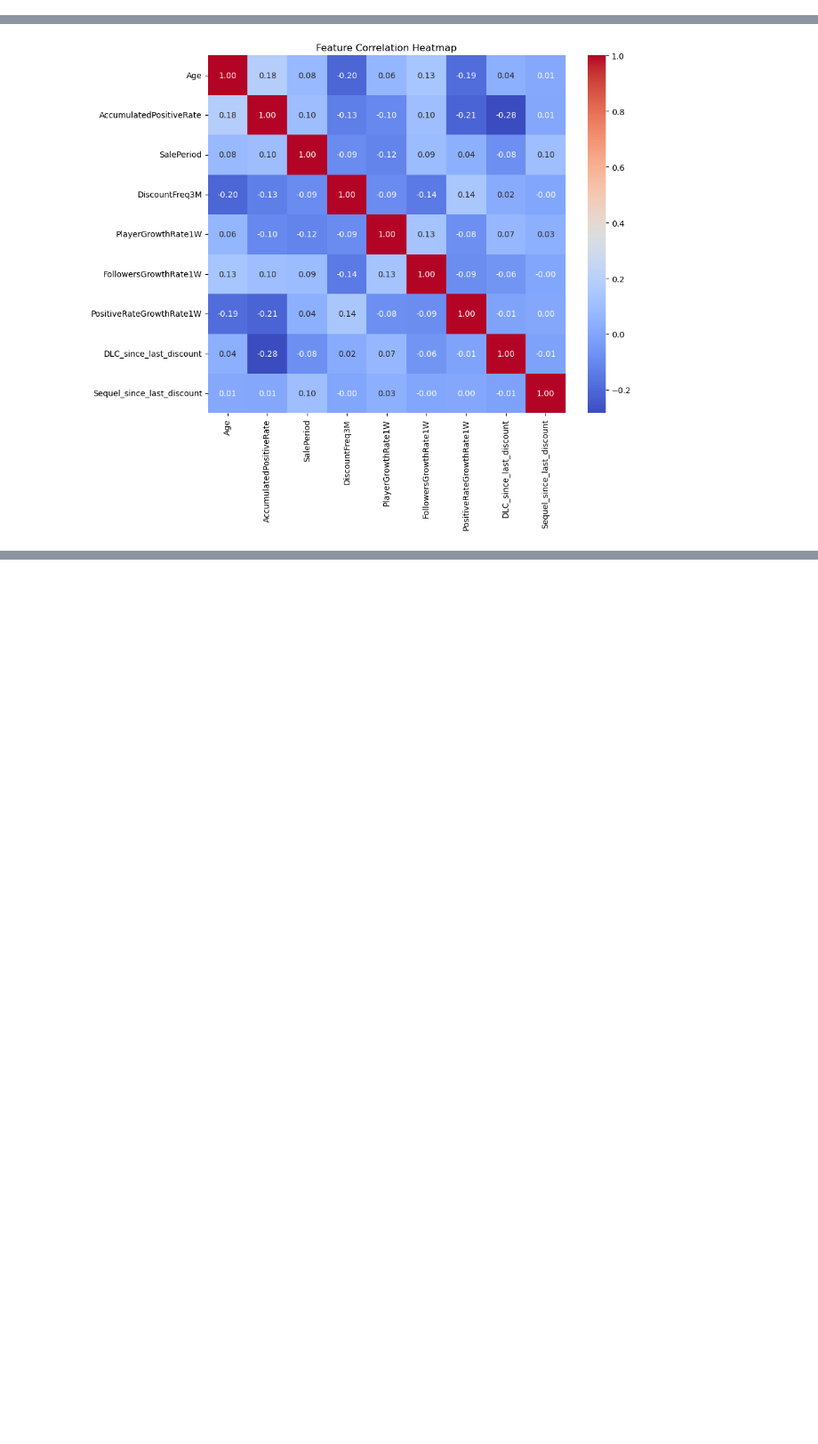
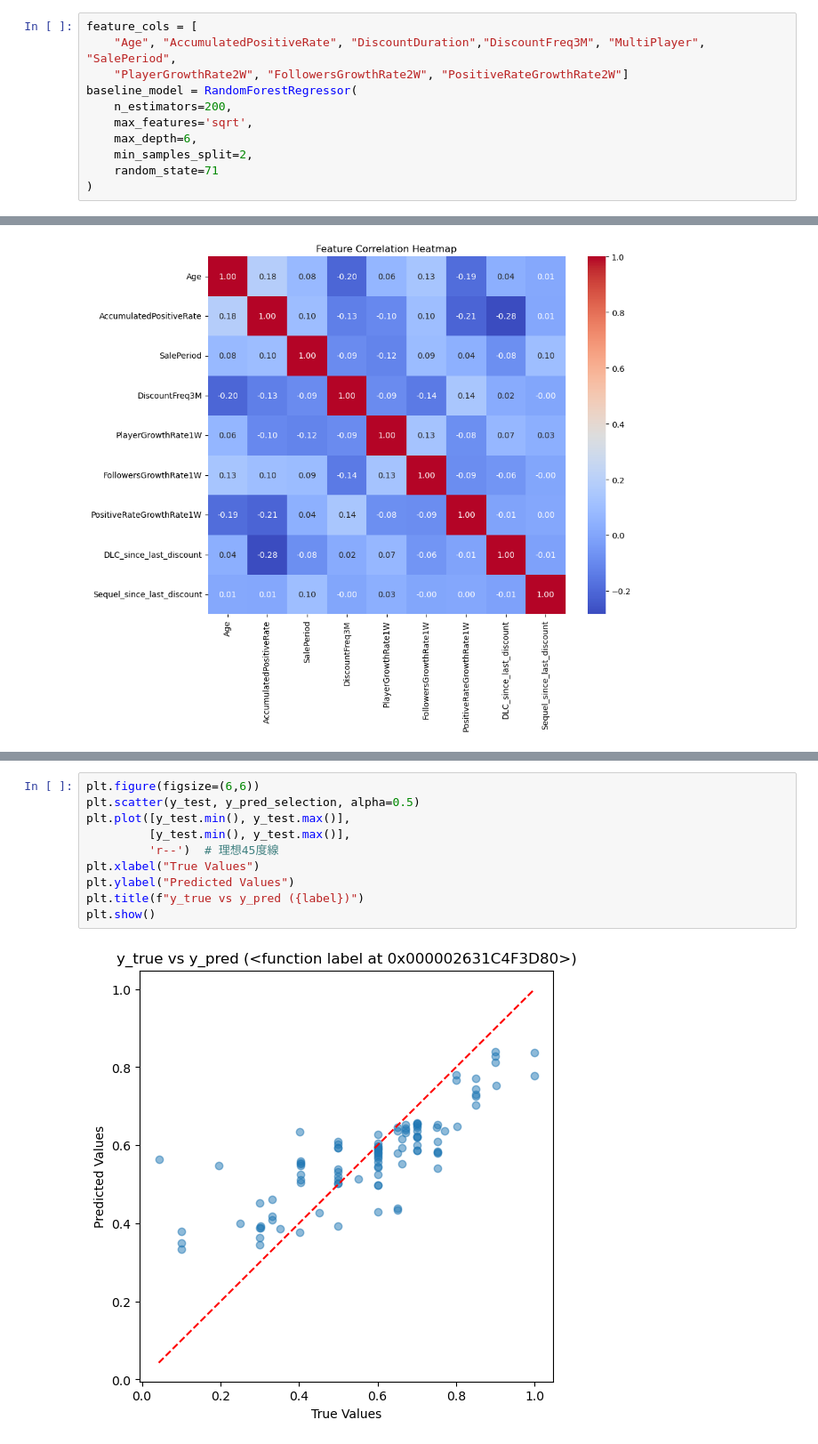
Before and after one commit to yixuan0803/fa-25-econ-5166-group-1, a Jupyter notebook: finding/extent-of-discount-rate-random-forest-prediction-model.ipynb, the cells around one changed output, grey strips where cells are left out. Shown at 89% size. Cells and saved outputs as stored; diff of their text form; blank space fills up the shorter version.

```diff
--- a/finding/extent-of-discount-rate-random-forest-prediction-model.ipynb
+++ b/finding/extent-of-discount-rate-random-forest-prediction-model.ipynb
@@ -180,0 +191,11 @@ Model
+# %%
+feature_cols = [
+    "Age", "AccumulatedPositiveRate", "DiscountDuration","DiscountFreq3M", "MultiPlayer", "SalePeriod",
+    "PlayerGrowthRate2W", "FollowersGrowthRate2W", "PositiveRateGrowthRate2W"]
+baseline_model = RandomForestRegressor(
+    n_estimators=200,
+    max_features='sqrt',
+    max_depth=6,
+    min_samples_split=2,
+    random_state=71
+)
@@ -228,0 +344,12 @@ print(vif_data)
+# %%
+plt.figure(figsize=(6,6))
+plt.scatter(y_test, y_pred_selection, alpha=0.5)
+plt.plot([y_test.min(), y_test.max()],
+         [y_test.min(), y_test.max()],
+         'r--')  # 理想45度線
+plt.xlabel("True Values")
+plt.ylabel("Predicted Values")
+plt.title(f"y_true vs y_pred ({label})")
+plt.show()
+# %% [output]
+[figure, added]
```
Also changed, not shown: parts of 12 cells of this notebook.
